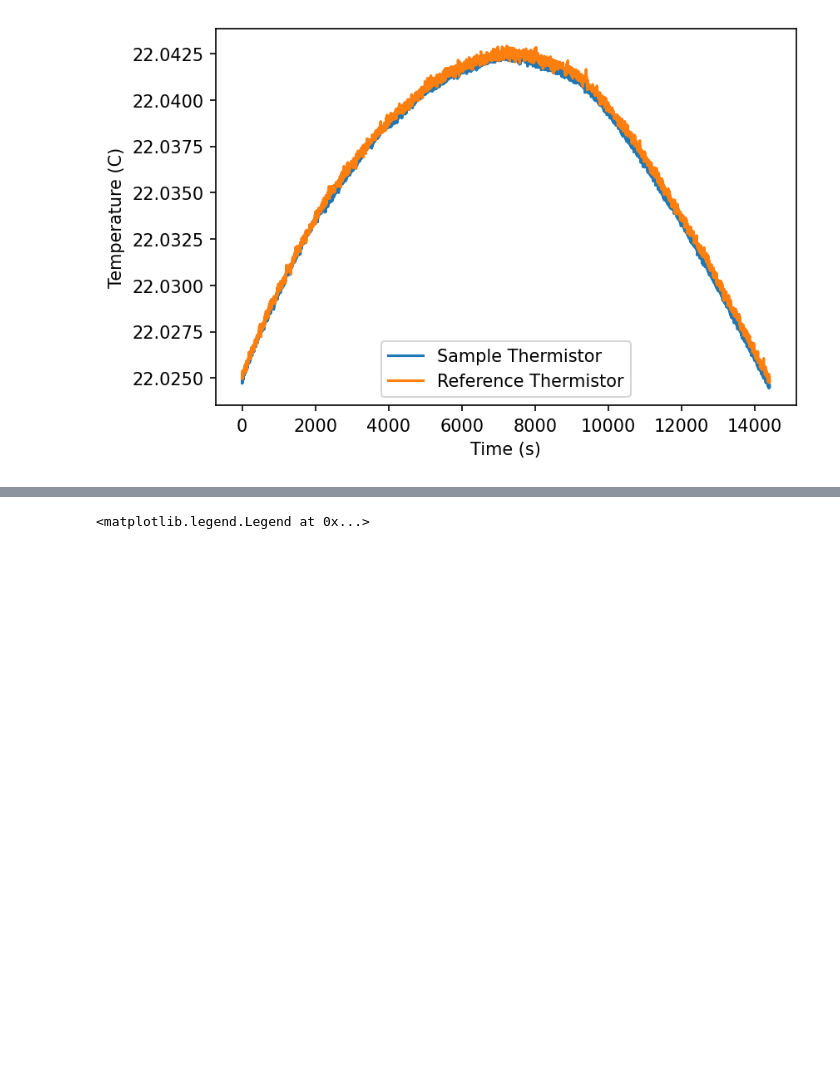
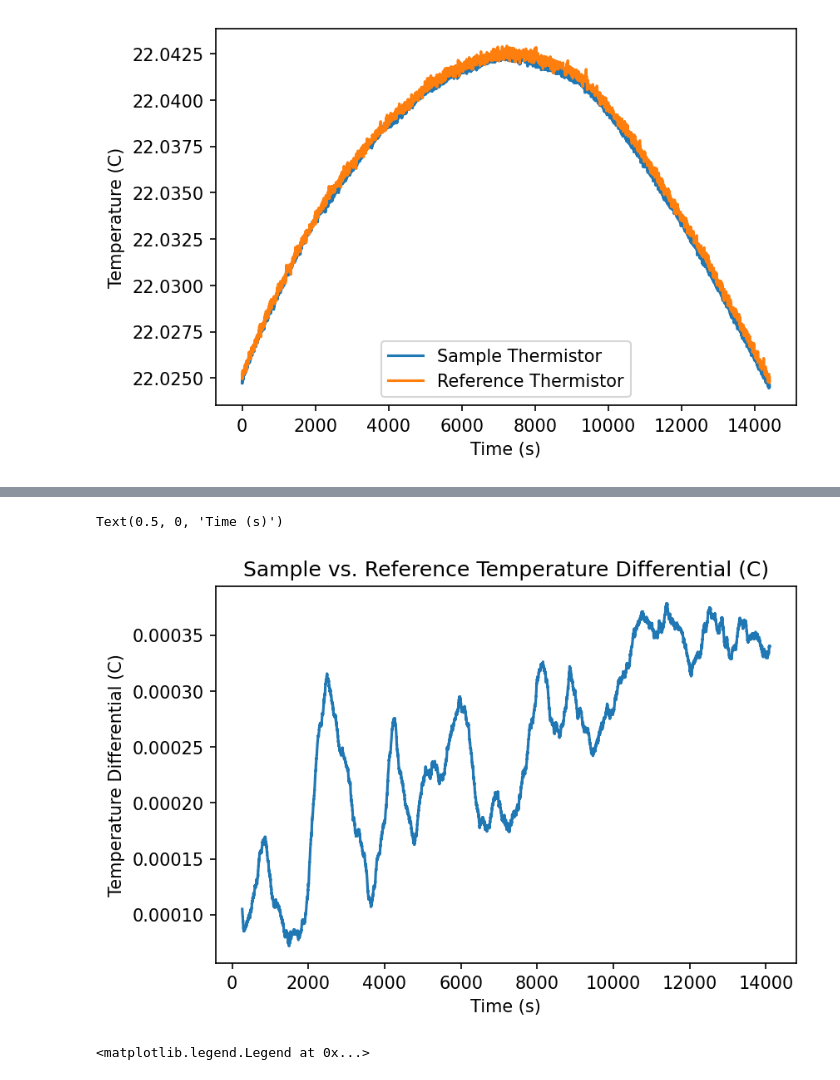
Before and after one commit to amontene823/temperature_stability, a Jupyter notebook: data_workup2.ipynb, the cells around one changed output, grey strips where cells are left out. Saved outputs shown, nothing was run; the diff lists cells and outputs as text; code cells hidden in the pictures; blank space fills up the shorter version.

```diff
--- a/data_workup2.ipynb
+++ b/data_workup2.ipynb
@@ -109,3 +116,18 @@ stdDev.plot()
+# %%
+differential_threshold = 0.001
+filt = ((df['temp2_(C)'] - df['temp1_(C)']).abs() <= differential_threshold)
+
+time = df.loc[filt, 'time1_(s)'].rolling(500).mean()
+TempDifference = (df.loc[filt, 'temp2_(C)'] - df.loc[filt, 'temp1_(C)']).rolling(500).mean()
+
+fig, ax = plt.subplots(dpi = 150)
+ax.plot(time, TempDifference)
+ax.set_title('Sample vs. Reference Temperature Differential (C)')
+ax.set_ylabel('Temperature Differential (C)')
+ax.set_xlabel('Time (s)')
+# %% [output]
+Text(0.5, 0, 'Time (s)')
+[figure, added]
 # %%
 fig, ax = plt.subplots(dpi = 150)
 x1 = df.loc[filt1, 'time1_(s)']
```
Also changed, not shown: parts of 5 cells of this notebook, 1 other file.
